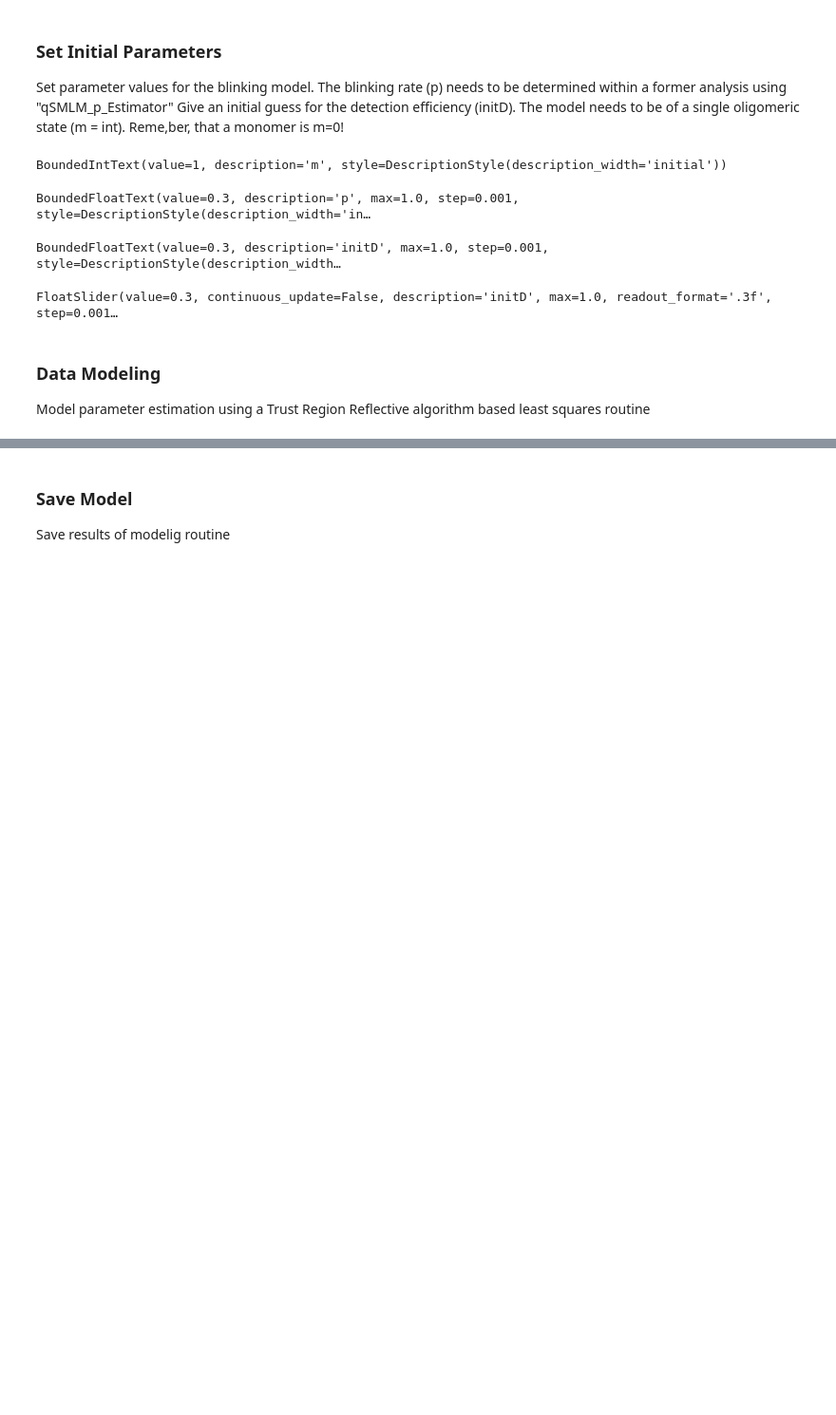
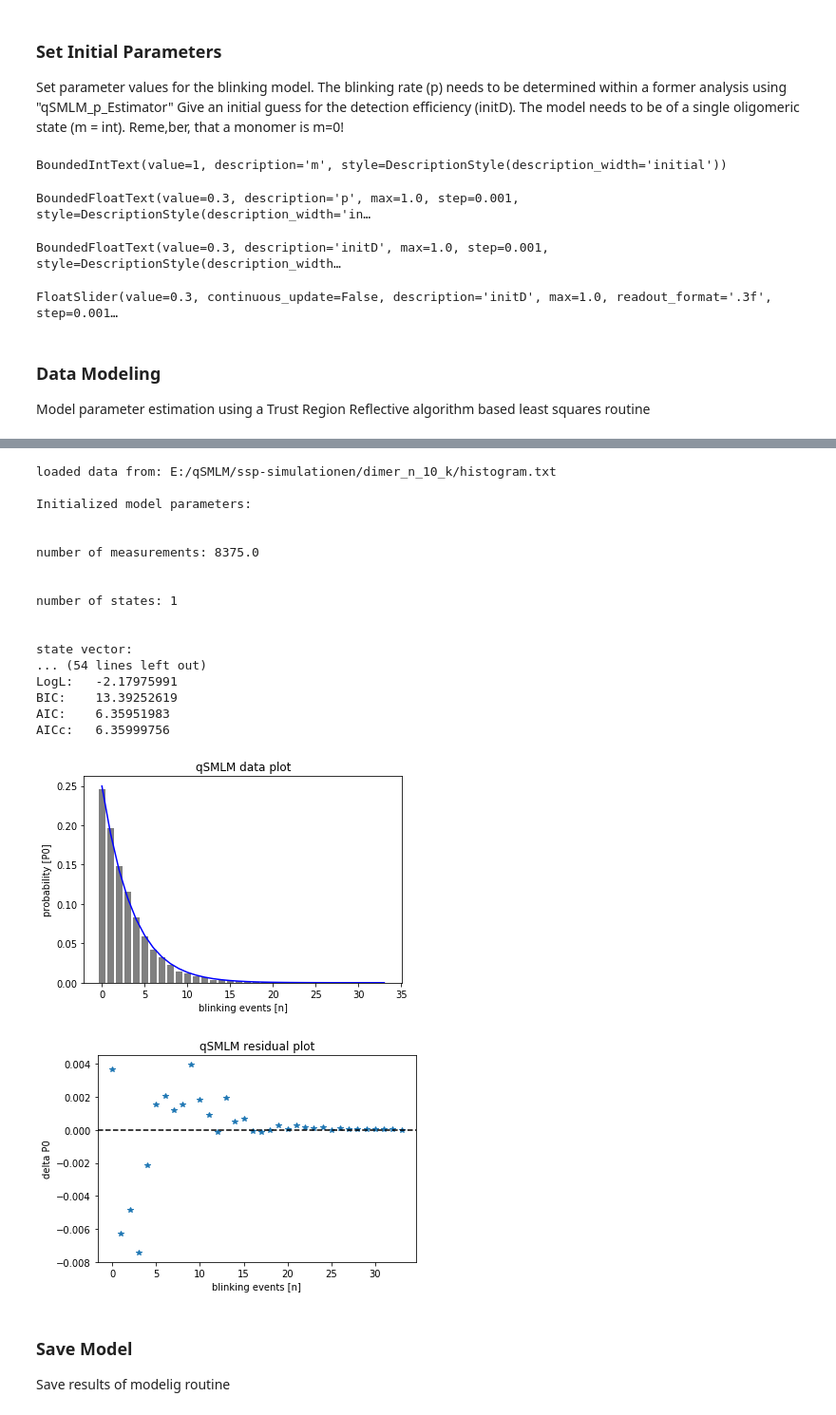
Before and after one commit to SMLMS/qSMLM, a Jupyter notebook: qSMLM_d_Estimator.ipynb, the cells around one changed output, grey strips where cells are left out. Shown: that part at 95% size. Drawn from its saved outputs; the diff is of its cells as text; code cells hidden in the pictures; blank space fills up the shorter version.

```diff
--- a/qSMLM_d_Estimator.ipynb
+++ b/qSMLM_d_Estimator.ipynb
@@ -60,18 +60,38 @@ Model parameter estimation using a Trust Region Reflective algorithm  based leas
 # %%
 display(widgets.analysisButton)
 def runAnalysis(event):
     widgets.clearOutput()
+    display(widgets.analysisButton)
     if widgets.fileName:
         modeller.runAnalysis(n=widgets.nText.value,
                              p0=widgets.p0Text.value,
                              m = widgets.mText.value,
                              p = widgets.pText.value,
                              initD=widgets.initDText.value,
                              fileName = widgets.fileName)
 
 widgets.analysisButton.on_click(runAnalysis)
 # %% [output]
 [interactive output not drawn]
+loaded data from: E:/qSMLM/ssp-simulationen/dimer_n_10_k/histogram.txt
+
+Initialized model parameters:
+
+
+number of measurements: 8375.0
+
+
+number of states: 1
+
+
+state vector:
+... (54 lines left out)
+LogL:   -2.17975991
+BIC:    13.39252619
+AIC:    6.35951983
+AICc:   6.35999756
+[figure, added]
+[figure, added]
 # %% [markdown]
 ### Save Model
 Save results of modelig routine
```
Also changed, not shown: parts of 1 cell of this notebook, 4 other files.
